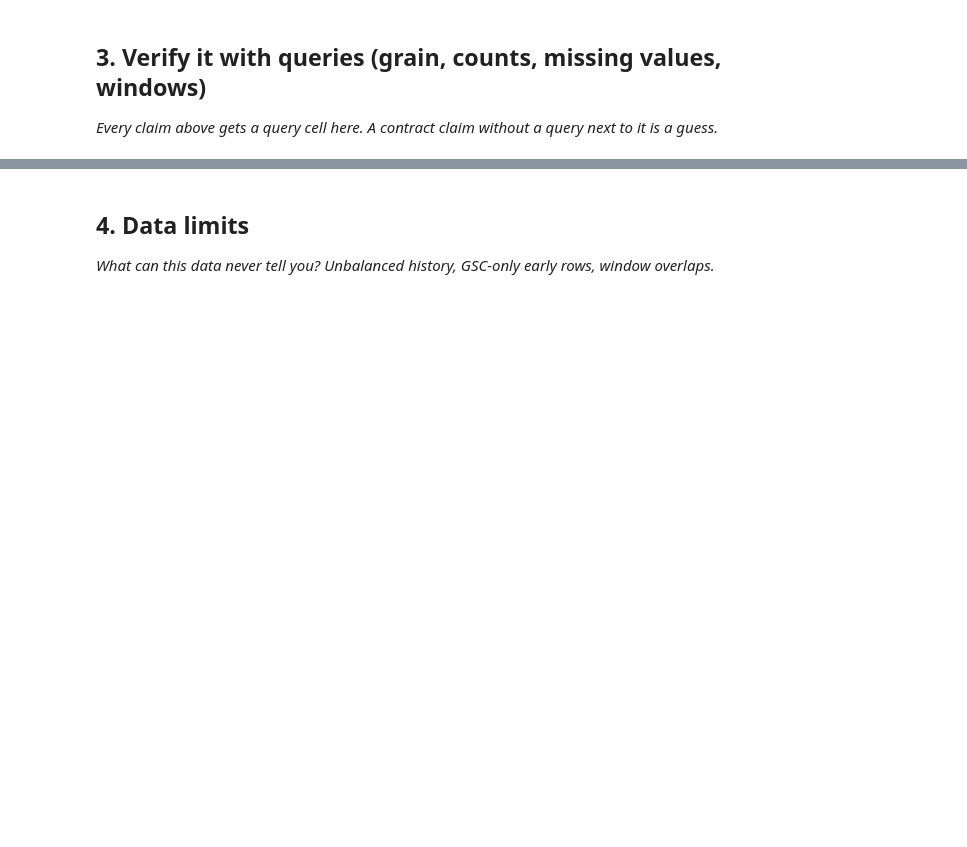
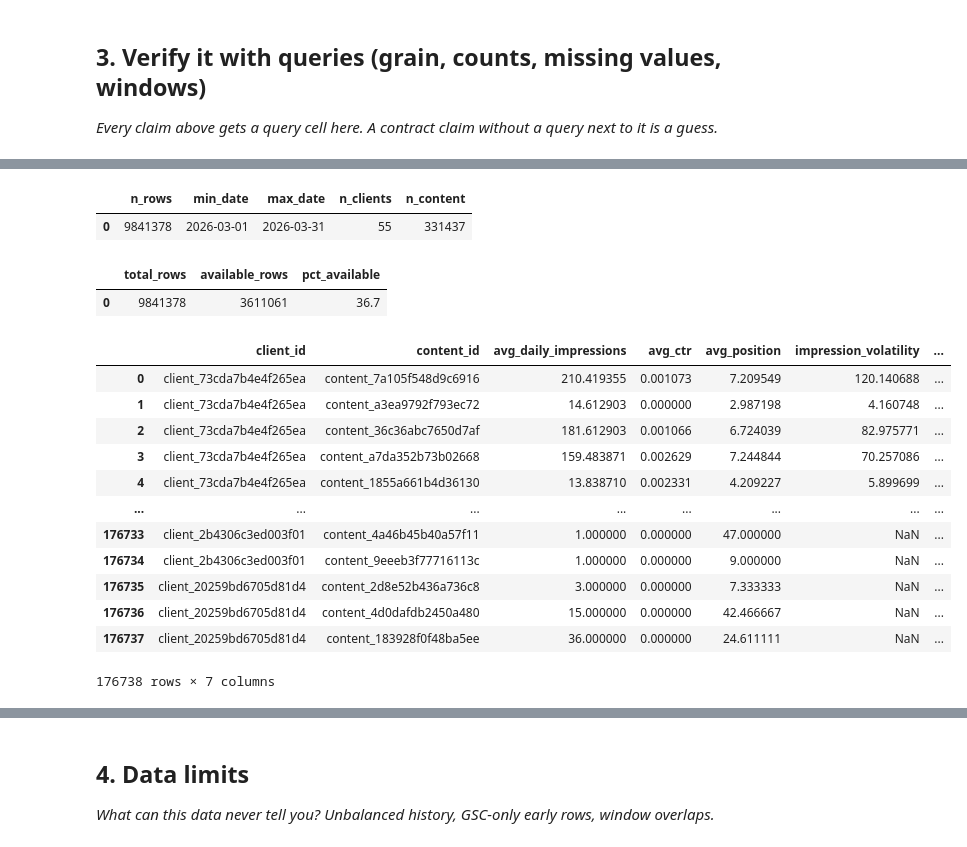
Before and after one commit to AyeshaShahid-creator/Internship-flyrank-ML, a Jupyter notebook: work/notebooks/w03_data_contract.ipynb, the cells around one changed output, grey strips where cells are left out. Cells and saved outputs as stored; diff of their text form; code cells hidden in the pictures; blank space fills up the shorter version.

```diff
--- a/work/notebooks/w03_data_contract.ipynb
+++ b/work/notebooks/w03_data_contract.ipynb
@@ -15,0 +15,24 @@ This skeleton is yours to fill. Work the sections **in order** — each one has
+# %%
+# Setup — skip if already done earlier in this notebook
+import duckdb
+from google.colab import userdata
+
+HF_TOKEN = userdata.get('HF_TOKEN')
+con = duckdb.connect()
+con.execute(f"CREATE SECRET (TYPE huggingface, TOKEN '{HF_TOKEN}')")
+
+BASE = "hf://datasets/FlyRank/internship-warehouse"
+MID_MONTH = "2026-03"
+PRIOR_MONTH = "2026-02"
+FACT = f"{BASE}/fact_content_daily_performance/**/*.parquet"
+
+# Schema check — read the printed columns, then fix the constants below
+print(con.sql(f"DESCRIBE SELECT * FROM read_parquet('{FACT}') LIMIT 1").df())
+
+# TODO: set these to the REAL column names from the output above
+AVAILABILITY_COL = "gsc_data_available"
+POSITION_COL = "gsc_avg_position"
+CLICKS_COL = "gsc_clicks"
+IMPRESSIONS_COL = "gsc_impressions"
+CLIENT_COL = "client_hash_id"
+CONTENT_COL = "content_hash_id"
@@ -29,0 +84,53 @@ This skeleton is yours to fill. Work the sections **in order** — each one has
+# %%
+shape = con.sql(f"""
+    SELECT
+        COUNT(*) AS n_rows, MIN(report_date) AS min_date, MAX(report_date) AS max_date,
+        COUNT(DISTINCT {CLIENT_COL}) AS n_clients, COUNT(DISTINCT {CONTENT_COL}) AS n_content
+    FROM read_parquet('{FACT}')
+    WHERE month = '{MID_MONTH}'
+""").df()
+shape
+# %% [output]
+|  | n_rows | min_date | max_date | n_clients | n_content |
+| 0 | 9841378 | 2026-03-01 | 2026-03-31 | 55 | 331437 |
+# %%
+avail = con.sql(f"""
+    SELECT
+        COUNT(*) AS total_rows,
+        COUNT(*) FILTER (WHERE {AVAILABILITY_COL} IS TRUE) AS available_rows
+    FROM read_parquet('{FACT}')
+    WHERE month = '{MID_MONTH}'
+""").df()
+avail['pct_available'] = (avail['available_rows'] / avail['total_rows'] * 100).round(1)
+avail
+# %% [output]
+|  | total_rows | available_rows | pct_available |
+| 0 | 9841378 | 3611061 | 36.7 |
+# %%
+features = con.sql(f"""
+    SELECT
+        {CLIENT_COL} AS client_id, {CONTENT_COL} AS content_id,
+        AVG({IMPRESSIONS_COL})                        AS avg_daily_impressions,
+        SUM({CLICKS_COL}) * 1.0 / NULLIF(SUM({IMPRESSIONS_COL}), 0) AS avg_ctr,
+        AVG({POSITION_COL})                           AS avg_position,
+        STDDEV({IMPRESSIONS_COL})                      AS impression_volatility,
+        COUNT(*)                                       AS days_with_data
+    FROM read_parquet('{FACT}')
+    WHERE month = '{MID_MONTH}' AND {AVAILABILITY_COL} IS TRUE
+    GROUP BY {CLIENT_COL}, {CONTENT_COL}
+""").df()
+features
+# %% [output]
+|  | client_id | content_id | avg_daily_impressions | avg_ctr | avg_position | impression_volatility | ... |
+| 0 | client_73cda7b4e4f265ea | content_7a105f548d9c6916 | 210.419355 | 0.001073 | 7.209549 | 120.140688 | ... |
+| 1 | client_73cda7b4e4f265ea | content_a3ea9792f793ec72 | 14.612903 | 0.000000 | 2.987198 | 4.160748 | ... |
+| 2 | client_73cda7b4e4f265ea | content_36c36abc7650d7af | 181.612903 | 0.001066 | 6.724039 | 82.975771 | ... |
+| 3 | client_73cda7b4e4f265ea | content_a7da352b73b02668 | 159.483871 | 0.002629 | 7.244844 | 70.257086 | ... |
+| 4 | client_73cda7b4e4f265ea | content_1855a661b4d36130 | 13.838710 | 0.002331 | 4.209227 | 5.899699 | ... |
+| ... | ... | ... | ... | ... | ... | ... | ... |
+| 176733 | client_2b4306c3ed003f01 | content_4a46b45b40a57f11 | 1.000000 | 0.000000 | 47.000000 | NaN | ... |
+| 176734 | client_2b4306c3ed003f01 | content_9eeeb3f77716113c | 1.000000 | 0.000000 | 9.000000 | NaN | ... |
+| 176735 | client_20259bd6705d81d4 | content_2d8e52b436a736c8 | 3.000000 | 0.000000 | 7.333333 | NaN | ... |
+| 176736 | client_20259bd6705d81d4 | content_4d0dafdb2450a480 | 15.000000 | 0.000000 | 42.466667 | NaN | ... |
+| 176737 | client_20259bd6705d81d4 | content_183928f0f48ba5ee | 36.000000 | 0.000000 | 24.611111 | NaN | ... |
+176738 rows × 7 columns
```
Also changed, not shown: parts of 9 cells of this notebook.
